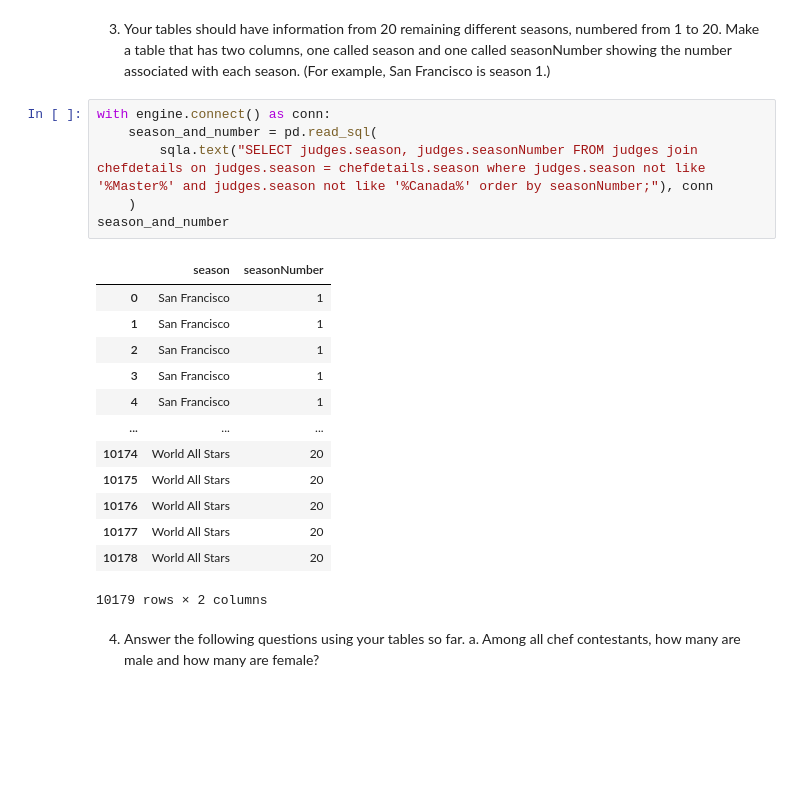
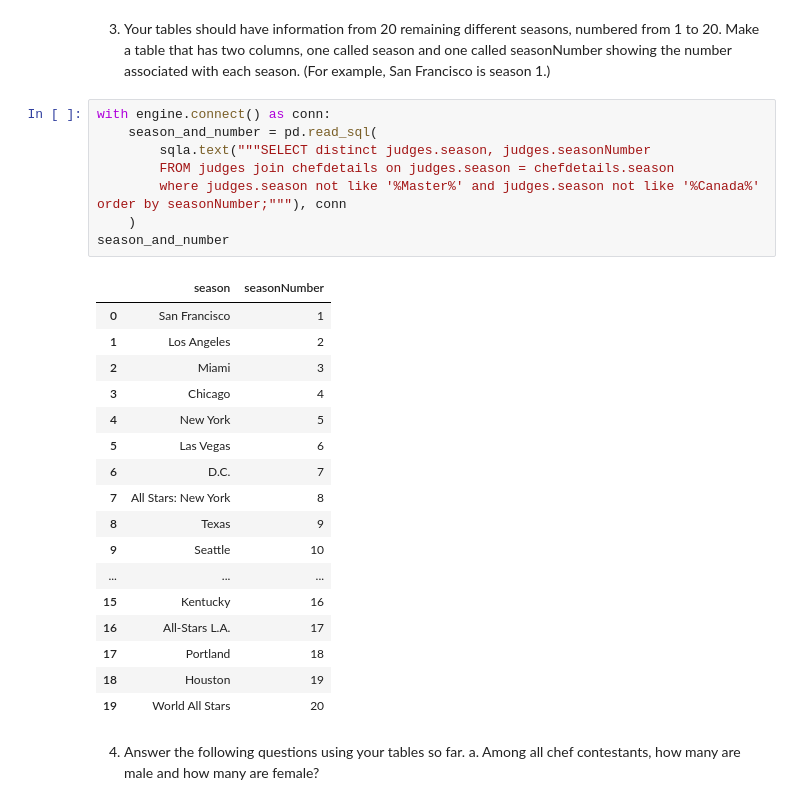
Before and after one commit to peterchofstedt/Grad5100-FinalProject, a Jupyter notebook: part_three/top_chef_answers.ipynb, the cells around one changed output. Saved outputs shown, nothing was run; the diff lists cells and outputs as text; blank space fills up the shorter version.

```diff
--- a/part_three/top_chef_answers.ipynb
+++ b/part_three/top_chef_answers.ipynb
@@ -105,23 +105,29 @@ Francisco is season 1.)
 # %%
 with engine.connect() as conn:
     season_and_number = pd.read_sql(
-        sqla.text("SELECT judges.season, judges.seasonNumber FROM judges join chefdetails on judges.season = chefdetails.season where judges.season not like '%Master%' and judges.season not like '%Canada%' order by seasonNumber;"), conn
+        sqla.text("""SELECT distinct judges.season, judges.seasonNumber
+        FROM judges join chefdetails on judges.season = chefdetails.season
+        where judges.season not like '%Master%' and judges.season not like '%Canada%' order by seasonNumber;"""), conn
     )
 season_and_number
 # %% [output]
 |  | season | seasonNumber |
 | 0 | San Francisco | 1 |
-| 1 | San Francisco | 1 |
-| 2 | San Francisco | 1 |
-| 3 | San Francisco | 1 |
-| 4 | San Francisco | 1 |
+| 1 | Los Angeles | 2 |
+| 2 | Miami | 3 |
+| 3 | Chicago | 4 |
+| 4 | New York | 5 |
+| 5 | Las Vegas | 6 |
+| 6 | D.C. | 7 |
+| 7 | All Stars: New York | 8 |
+| 8 | Texas | 9 |
+| 9 | Seattle | 10 |
 | ... | ... | ... |
-| 10174 | World All Stars | 20 |
-| 10175 | World All Stars | 20 |
-| 10176 | World All Stars | 20 |
-| 10177 | World All Stars | 20 |
-| 10178 | World All Stars | 20 |
+| 15 | Kentucky | 16 |
+| 16 | All-Stars L.A. | 17 |
+| 17 | Portland | 18 |
+| 18 | Houston | 19 |
+| 19 | World All Stars | 20 |
-10179 rows × 2 columns
 # %% [markdown]
 4. Answer the following questions using your tables so far.
 a. Among all chef contestants, how many are male and how many are female?
```
Also changed, not shown: parts of 11 cells of this notebook.
